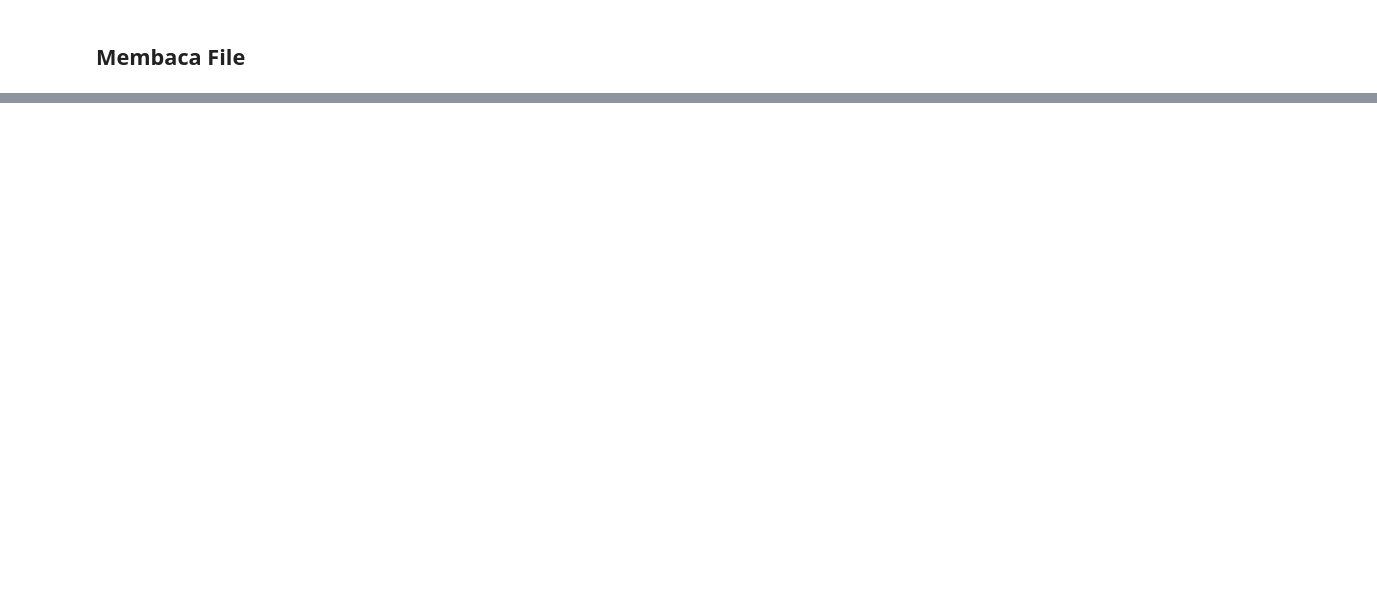
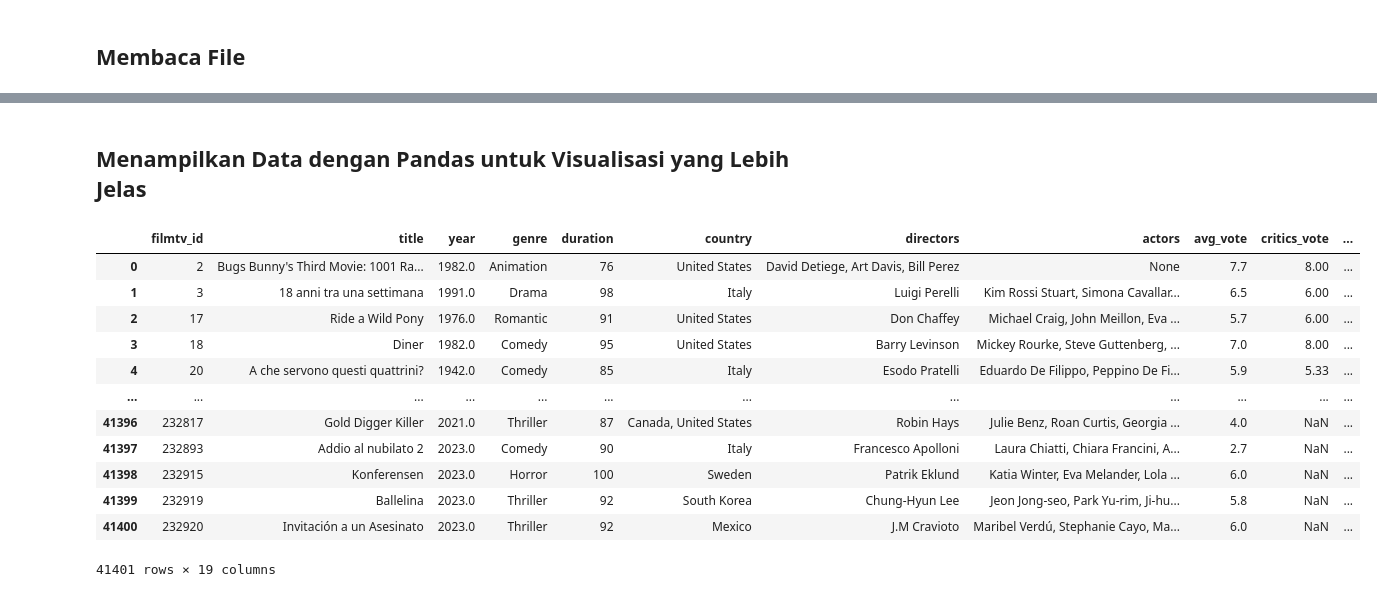
Before and after one commit to Kaniaraa/tubesPempar, a Jupyter notebook: SessionSpark.ipynb, the cells around one changed output, grey strips where cells are left out. Cells and saved outputs as stored; diff of their text form; code cells hidden in the pictures; blank space fills up the shorter version.

Commit message:
update SessionSpark

```diff
--- a/SessionSpark.ipynb
+++ b/SessionSpark.ipynb
@@ -11,5 +9,5 @@ ModuleNotFoundError: No module named 'pyspark'
 # %% [markdown]
 ## Membaca File
 # %%
-df = spark.read.csv("sample_data/filmtv_movies.csv", header=True, inferSchema=True)
+df = spark.read.csv("dataset/filmtv_movies.csv", header=True, inferSchema=True)
 # %% [markdown]
@@ -20,0 +43,18 @@ df.show(5, truncate=False)
+# %% [markdown]
+## Menampilkan Data dengan Pandas untuk Visualisasi yang Lebih Jelas
+# %%
+df.toPandas()
+# %% [output]
+|  | filmtv_id | title | year | genre | duration | country | directors | actors | avg_vote | critics_vote | ... |
+| 0 | 2 | Bugs Bunny's Third Movie: 1001 Ra... | 1982.0 | Animation | 76 | United States | David Detiege, Art Davis, Bill Perez | None | 7.7 | 8.00 | ... |
+| 1 | 3 | 18 anni tra una settimana | 1991.0 | Drama | 98 | Italy | Luigi Perelli | Kim Rossi Stuart, Simona Cavallar... | 6.5 | 6.00 | ... |
+| 2 | 17 | Ride a Wild Pony | 1976.0 | Romantic | 91 | United States | Don Chaffey | Michael Craig, John Meillon, Eva ... | 5.7 | 6.00 | ... |
+| 3 | 18 | Diner | 1982.0 | Comedy | 95 | United States | Barry Levinson | Mickey Rourke, Steve Guttenberg, ... | 7.0 | 8.00 | ... |
+| 4 | 20 | A che servono questi quattrini? | 1942.0 | Comedy | 85 | Italy | Esodo Pratelli | Eduardo De Filippo, Peppino De Fi... | 5.9 | 5.33 | ... |
+| ... | ... | ... | ... | ... | ... | ... | ... | ... | ... | ... | ... |
+| 41396 | 232817 | Gold Digger Killer | 2021.0 | Thriller | 87 | Canada, United States | Robin Hays | Julie Benz, Roan Curtis, Georgia ... | 4.0 | NaN | ... |
+| 41397 | 232893 | Addio al nubilato 2 | 2023.0 | Comedy | 90 | Italy | Francesco Apolloni | Laura Chiatti, Chiara Francini, A... | 2.7 | NaN | ... |
+| 41398 | 232915 | Konferensen | 2023.0 | Horror | 100 | Sweden | Patrik Eklund | Katia Winter, Eva Melander, Lola ... | 6.0 | NaN | ... |
+| 41399 | 232919 | Ballelina | 2023.0 | Thriller | 92 | South Korea | Chung-Hyun Lee | Jeon Jong-seo, Park Yu-rim, Ji-hu... | 5.8 | NaN | ... |
+| 41400 | 232920 | Invitación a un Asesinato | 2023.0 | Thriller | 92 | Mexico | J.M Cravioto | Maribel Verdú, Stephanie Cayo, Ma... | 6.0 | NaN | ... |
+41401 rows × 19 columns
```
Also changed, not shown: parts of 16 cells of this notebook.
